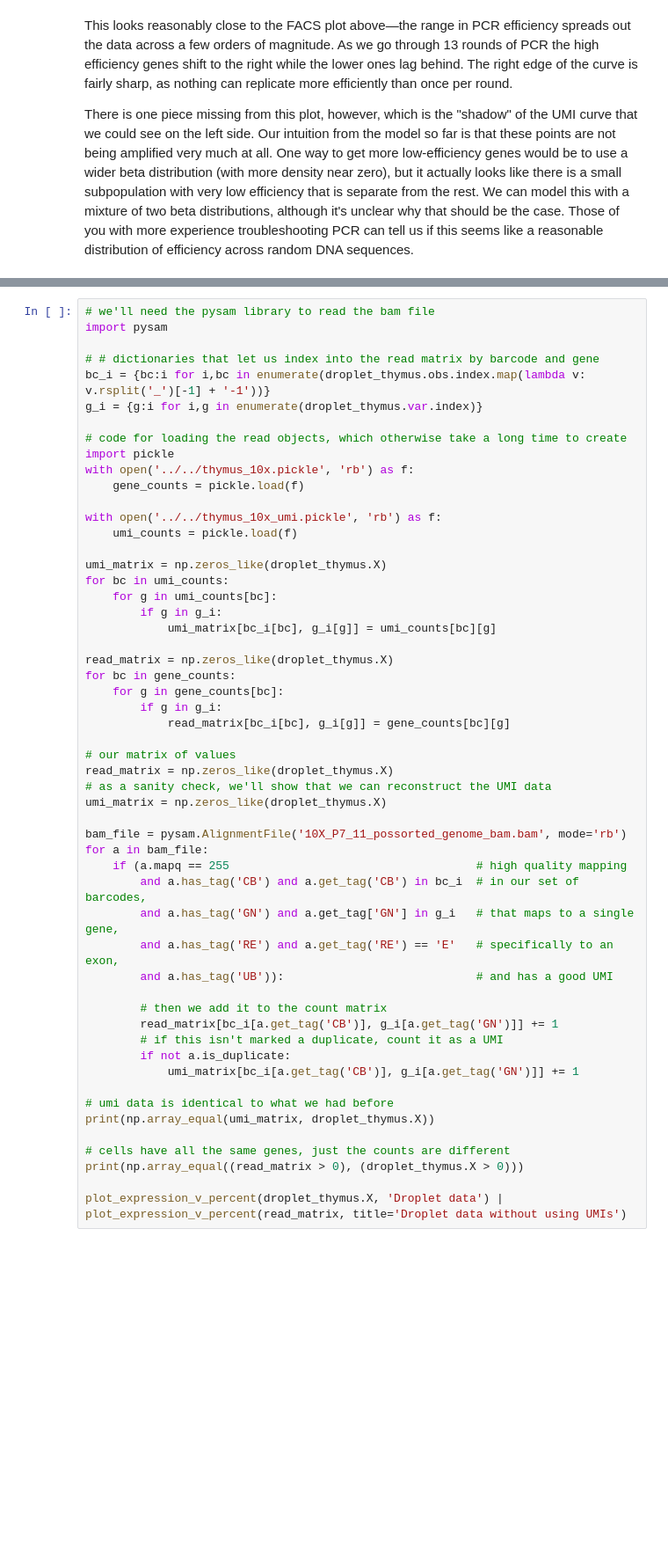
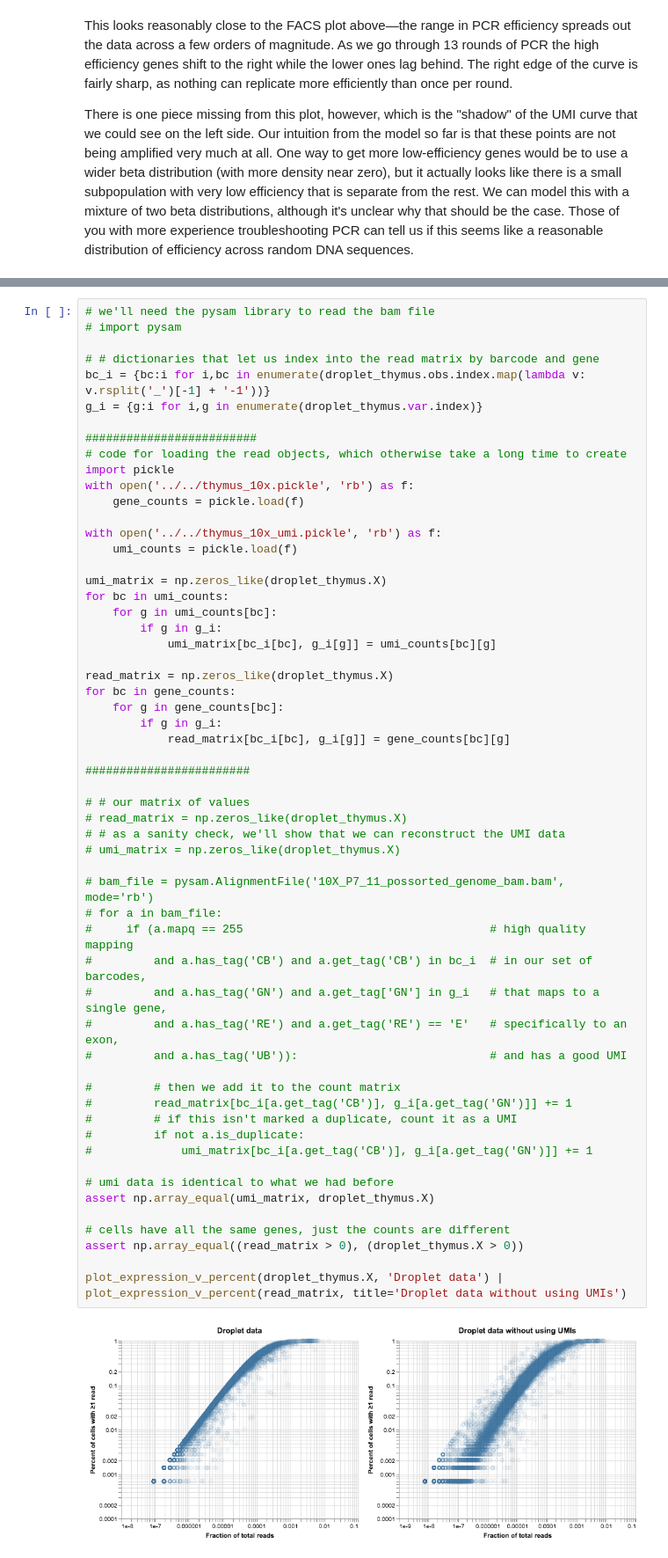
Before and after one commit to czbiohub-sf/tabula-muris-vignettes, a Jupyter notebook: vignettes/pcr_model/blogpost.ipynb, the cells around one changed output, grey strips where cells are left out. Shown at 88% size. Drawn from its saved outputs; the diff is of its cells as text; blank space fills up the shorter version.

```diff
--- a/vignettes/pcr_model/blogpost.ipynb
+++ b/vignettes/pcr_model/blogpost.ipynb
@@ -275,54 +276,59 @@ To close the loop on this post, we'll look at what our droplet data would be if
 # %%
 # we'll need the pysam library to read the bam file
-import pysam
+# import pysam
 
 # # dictionaries that let us index into the read matrix by barcode and gene
 bc_i = {bc:i for i,bc in enumerate(droplet_thymus.obs.index.map(lambda v: v.rsplit('_')[-1] + '-1'))}
 g_i = {g:i for i,g in enumerate(droplet_thymus.var.index)}
 
+#########################
 # code for loading the read objects, which otherwise take a long time to create
 import pickle
 with open('../../thymus_10x.pickle', 'rb') as f:
     gene_counts = pickle.load(f)
 
 with open('../../thymus_10x_umi.pickle', 'rb') as f:
     umi_counts = pickle.load(f)
 
 umi_matrix = np.zeros_like(droplet_thymus.X)
 for bc in umi_counts:
     for g in umi_counts[bc]:
         if g in g_i:
             umi_matrix[bc_i[bc], g_i[g]] = umi_counts[bc][g]
 
 read_matrix = np.zeros_like(droplet_thymus.X)
 for bc in gene_counts:
     for g in gene_counts[bc]:
         if g in g_i:
             read_matrix[bc_i[bc], g_i[g]] = gene_counts[bc][g]
 
-# our matrix of values
-read_matrix = np.zeros_like(droplet_thymus.X)
-# as a sanity check, we'll show that we can reconstruct the UMI data
-umi_matrix = np.zeros_like(droplet_thymus.X)
+########################
 
-bam_file = pysam.AlignmentFile('10X_P7_11_possorted_genome_bam.bam', mode='rb')
-for a in bam_file:
-    if (a.mapq == 255                                    # high quality mapping
-        and a.has_tag('CB') and a.get_tag('CB') in bc_i  # in our set of barcodes,
-        and a.has_tag('GN') and a.get_tag['GN'] in g_i   # that maps to a single gene,
-        and a.has_tag('RE') and a.get_tag('RE') == 'E'   # specifically to an exon,
-        and a.has_tag('UB')):                            # and has a good UMI
+# # our matrix of values
+# read_matrix = np.zeros_like(droplet_thymus.X)
+# # as a sanity check, we'll show that we can reconstruct the UMI data
+# umi_matrix = np.zeros_like(droplet_thymus.X)
 
-        # then we add it to the count matrix
-        read_matrix[bc_i[a.get_tag('CB')], g_i[a.get_tag('GN')]] += 1
-        # if this isn't marked a duplicate, count it as a UMI
-        if not a.is_duplicate:
-            umi_matrix[bc_i[a.get_tag('CB')], g_i[a.get_tag('GN')]] += 1
+# bam_file = pysam.AlignmentFile('10X_P7_11_possorted_genome_bam.bam', mode='rb')
+# for a in bam_file:
+#     if (a.mapq == 255                                    # high quality mapping
+#         and a.has_tag('CB') and a.get_tag('CB') in bc_i  # in our set of barcodes,
+#         and a.has_tag('GN') and a.get_tag['GN'] in g_i   # that maps to a single gene,
+#         and a.has_tag('RE') and a.get_tag('RE') == 'E'   # specifically to an exon,
+#         and a.has_tag('UB')):                            # and has a good UMI
+
+#         # then we add it to the count matrix
+#         read_matrix[bc_i[a.get_tag('CB')], g_i[a.get_tag('GN')]] += 1
+#         # if this isn't marked a duplicate, count it as a UMI
+#         if not a.is_duplicate:
+#             umi_matrix[bc_i[a.get_tag('CB')], g_i[a.get_tag('GN')]] += 1
 
 # umi data is identical to what we had before
-print(np.array_equal(umi_matrix, droplet_thymus.X))
+assert np.array_equal(umi_matrix, droplet_thymus.X)
 
 # cells have all the same genes, just the counts are different
-print(np.array_equal((read_matrix > 0), (droplet_thymus.X > 0)))
+assert np.array_equal((read_matrix > 0), (droplet_thymus.X > 0))
 
 plot_expression_v_percent(droplet_thymus.X, 'Droplet data') | plot_expression_v_percent(read_matrix, title='Droplet data without using UMIs')
+# %% [output]
+[figure, added]
```
Also changed, not shown: parts of 19 cells of this notebook, 1 other file.
